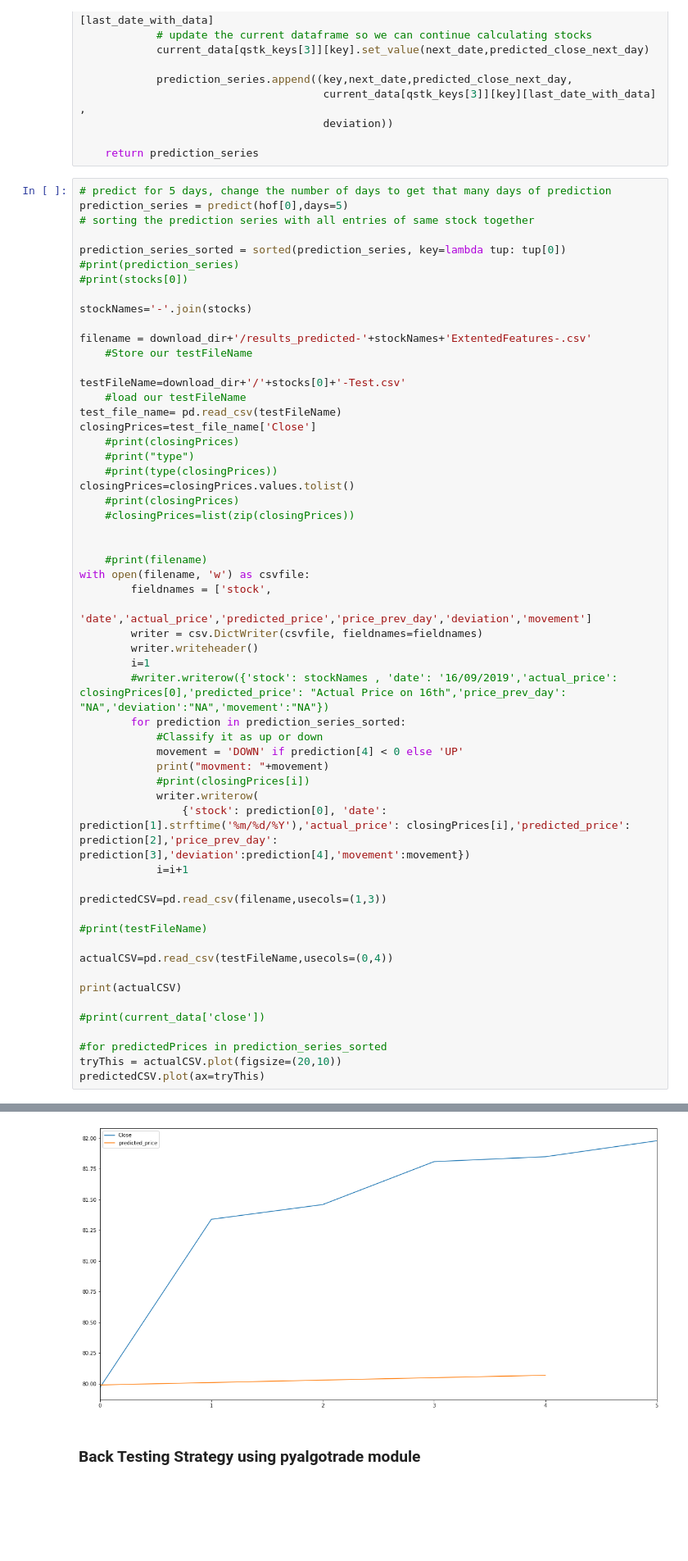
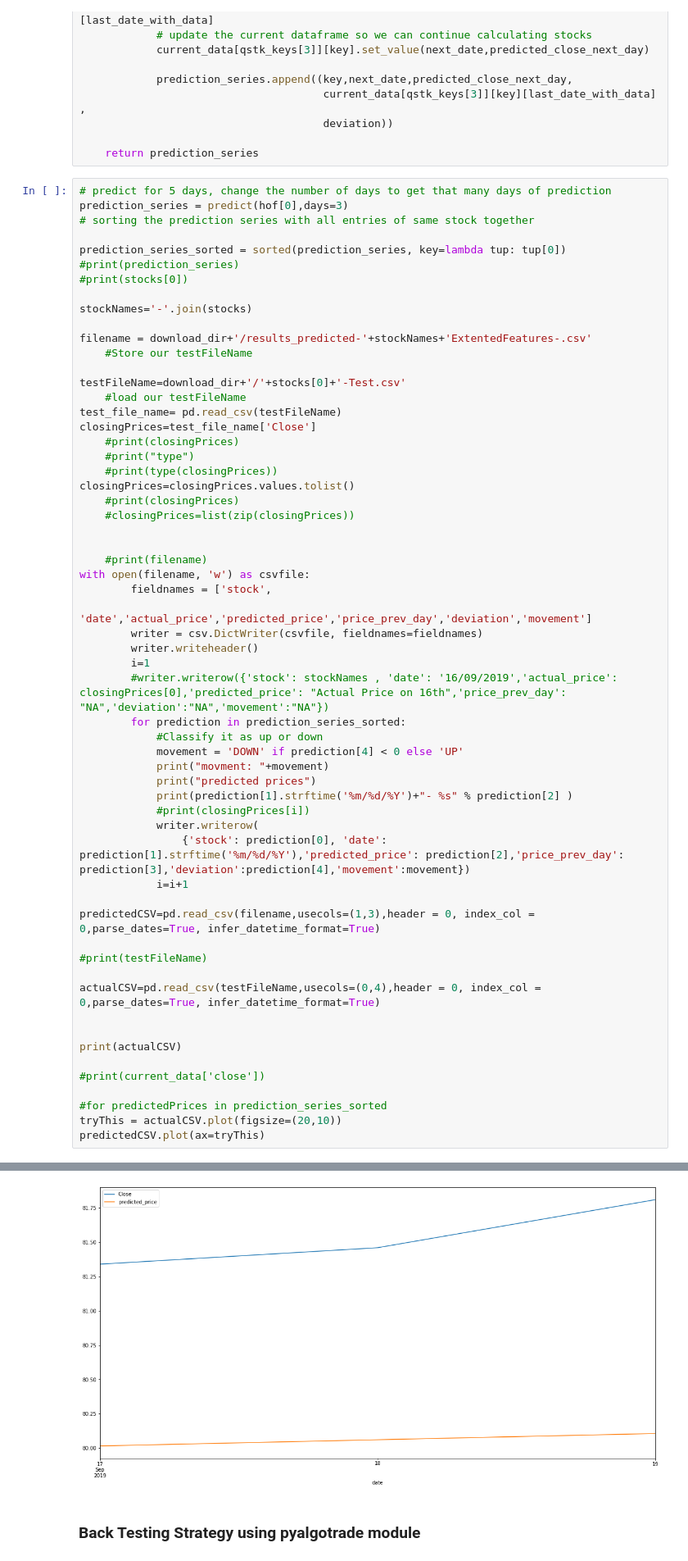
Before and after one commit to Shadman191411903/UTS_ML2019_ID13000029, a Jupyter notebook: A2/ExtendedModelV2.ipynb, the cells around one changed output, grey strips where cells are left out. Shown at 82% size. Drawn from its saved outputs; the diff is of its cells as text; blank space fills up the shorter version.

```diff
--- a/A2/ExtendedModelV2.ipynb
+++ b/A2/ExtendedModelV2.ipynb
@@ -701,7 +701,7 @@ def predict(individual, days=1):
     return prediction_series
 # %%
 # predict for 5 days, change the number of days to get that many days of prediction
-prediction_series = predict(hof[0],days=5)
+prediction_series = predict(hof[0],days=3)
 # sorting the prediction series with all entries of same stock together
 
 prediction_series_sorted = sorted(prediction_series, key=lambda tup: tup[0])
@@ -737,16 +737,19 @@ with open(filename, 'w') as csvfile:
             #Classify it as up or down
             movement = 'DOWN' if prediction[4] < 0 else 'UP'
             print("movment: "+movement)
+            print("predicted prices")
+            print(prediction[1].strftime('%m/%d/%Y')+"- %s" % prediction[2] )
             #print(closingPrices[i])
             writer.writerow(
-                {'stock': prediction[0], 'date': prediction[1].strftime('%m/%d/%Y'),'actual_price': closingPrices[i],'predicted_price': prediction[2],'price_prev_day': prediction[3],'deviation':prediction[4],'movement':movement})
+                {'stock': prediction[0], 'date': prediction[1].strftime('%m/%d/%Y'),'predicted_price': prediction[2],'price_prev_day': prediction[3],'deviation':prediction[4],'movement':movement})
             i=i+1
 
-predictedCSV=pd.read_csv(filename,usecols=(1,3))
+predictedCSV=pd.read_csv(filename,usecols=(1,3),header = 0, index_col = 0,parse_dates=True, infer_datetime_format=True)
 
 #print(testFileName)
 
-actualCSV=pd.read_csv(testFileName,usecols=(0,4))
+actualCSV=pd.read_csv(testFileName,usecols=(0,4),header = 0, index_col = 0,parse_dates=True, infer_datetime_format=True)
+
 
 print(actualCSV)
 
@@ -776,5 +782,5 @@ movment: UP
 <matplotlib.axes._subplots.AxesSubplot at 0x...>
-[figure, old version]
+[figure, new version]
 # %% [markdown]
 <h3 style="red">Back Testing Strategy using pyalgotrade module </h3>
 # %%
```
Also changed, not shown: parts of 5 cells of this notebook, 16 other files.
